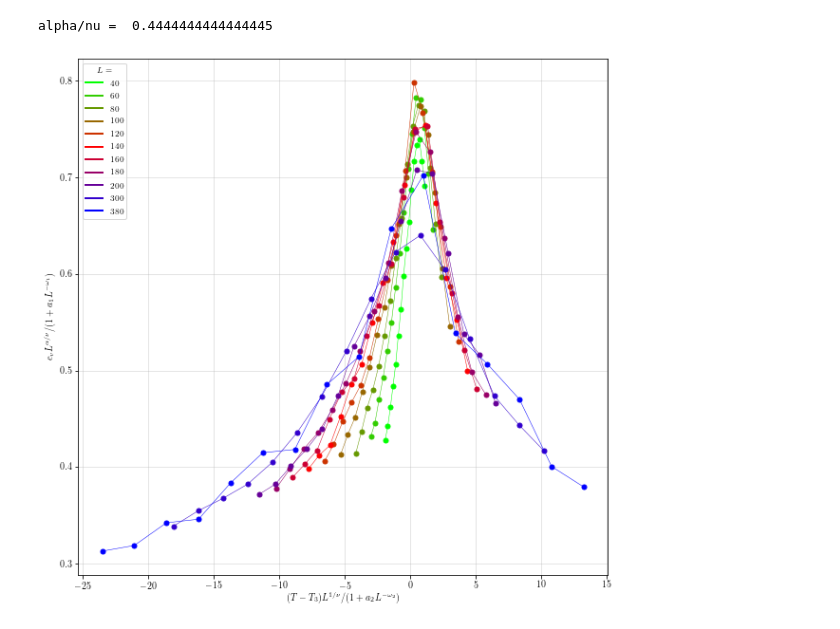
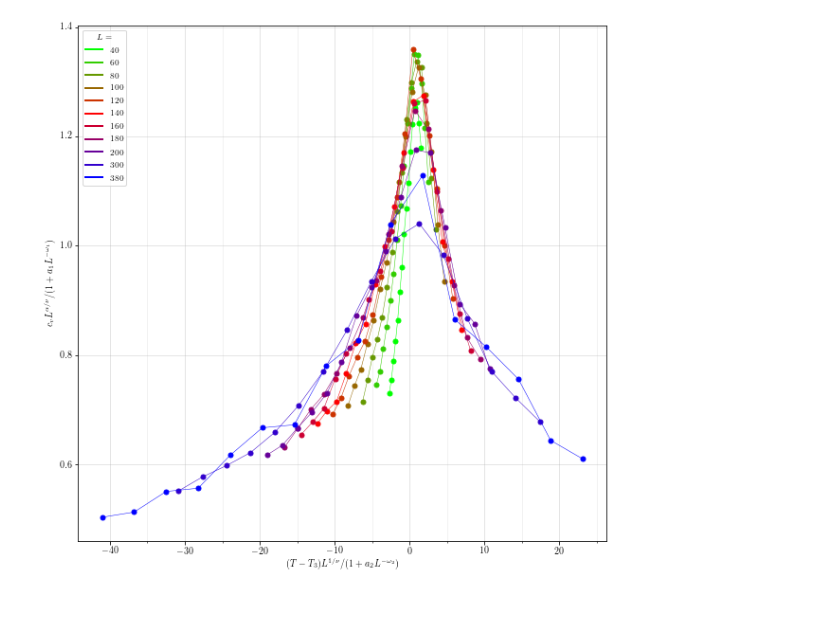
Before and after one commit to Orth-Research/Potts-XY, a Jupyter notebook: test_scaling_cv.ipynb, the cells around one changed output. Saved outputs shown, nothing was run; the diff lists cells and outputs as text; code cells hidden in the pictures.

```diff
--- a/test_scaling_cv.ipynb
+++ b/test_scaling_cv.ipynb
@@ -59,9 +59,9 @@ j6 = 1.0
 Kc = 0.0
 lambda3 = 2.1
 q_Q = 1
-offset = 2
-N_og = [10, 20, 40, 60, 80, 100, 120, 140, 160, 180, 200, 300, 380]
-N_list = N_og[offset:(len(N_og))]
+offset = 0
+N_og = [40, 60, 80, 100, 120, 140, 160, 180, 200, 240, 260, 340, 380]
+N_list = N_og
 
 #N_fit_cv = 200
 N_fit_cv = 300
@@ -74,7 +74,7 @@ chi_ind = 10 #for chi_sigma
 m_ind = 9 #for m_sigma
 
 
-data = np.load('Delta1_data.npy',allow_pickle=True)
+data = np.load('Delta1_data_v2.npy',allow_pickle=True)
 
 
 ######
@@ -133,9 +133,9 @@ print('(Tc, nu, beta, beta/nu) = (1.2035, 0.83, 0.33, 0.4)')
 
 #choose how you want to do the scaling
 scale = 3
-do_fit = False
+do_fit = True
 #values obtained by previous fits
-#vals = [ 1.202, 1.8, 0.76, 0.31, 100, 0.0, 0.0] #good fit, alpha/nu ~ 0.4 like it should
+vals = [ 1.202, 1.8, 0.76, 0.31, 100, 0.0, 0.0] #good fit, alpha/nu ~ 0.4 like it should
 #if you want the actual values for nu and alpha, but try to only fit the corrections, you probably get
 #vals = [ 1.202, 0.83, 0.33, 0.85, 23.0, 0.0, 0.0]
 #or this
@@ -297,7 +355,8 @@ def figure_fit(vals):
 # %%
-testV = [ 1.202, 0.9, 0.4, 0.7, 20.0, 0.0, 0.0]
-print("alpha/nu = ", testV[2]/testV[1])
+#Tc, nu, alpha, omega1, a1, omega2, a2
+#testV = [ 1.202, 1.8, 0.76, 0.31, 100, 0.0, 0.0]
+testV = [ 1.202, 0.83, 0.33, 1.0, 30.0, 0.0, 0.0]
+#print("alpha/nu = ", testV[2]/testV[1])
 figure_fit(testV)
 # %% [output]
-alpha/nu =  0.4444444444444445
-[figure, old version]
+[figure, new version]
```
Also changed, not shown: parts of 3 cells of this notebook, 6 other files.
